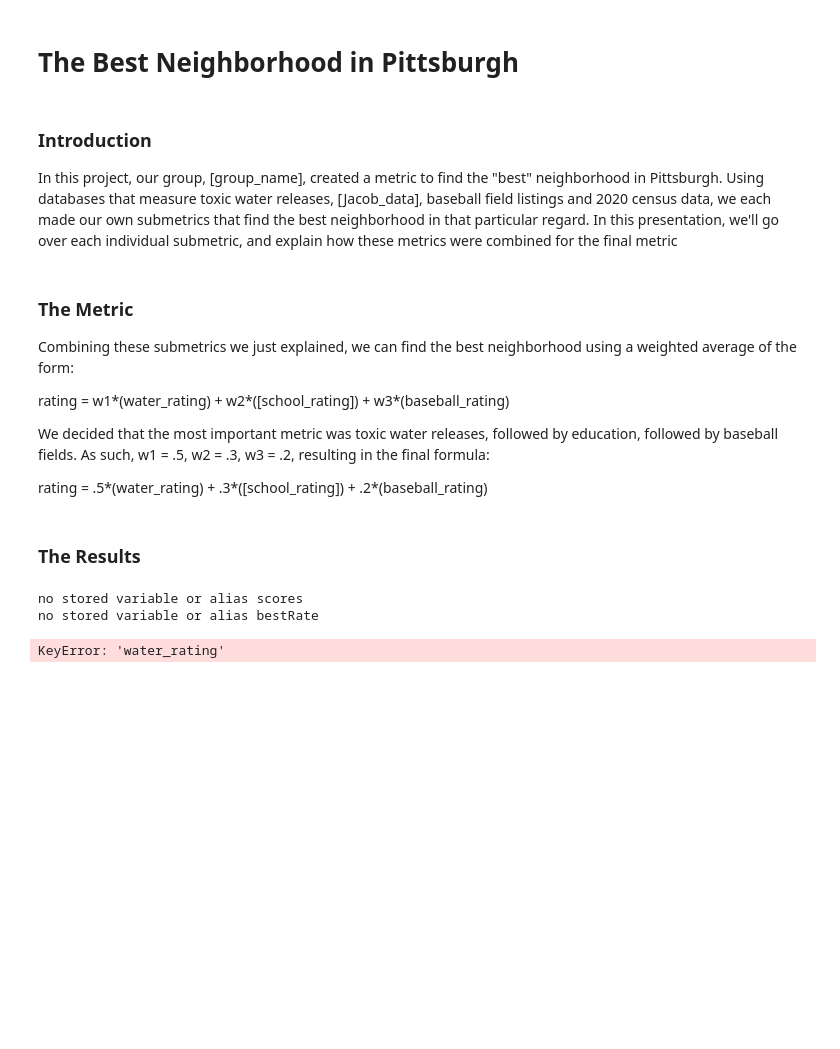
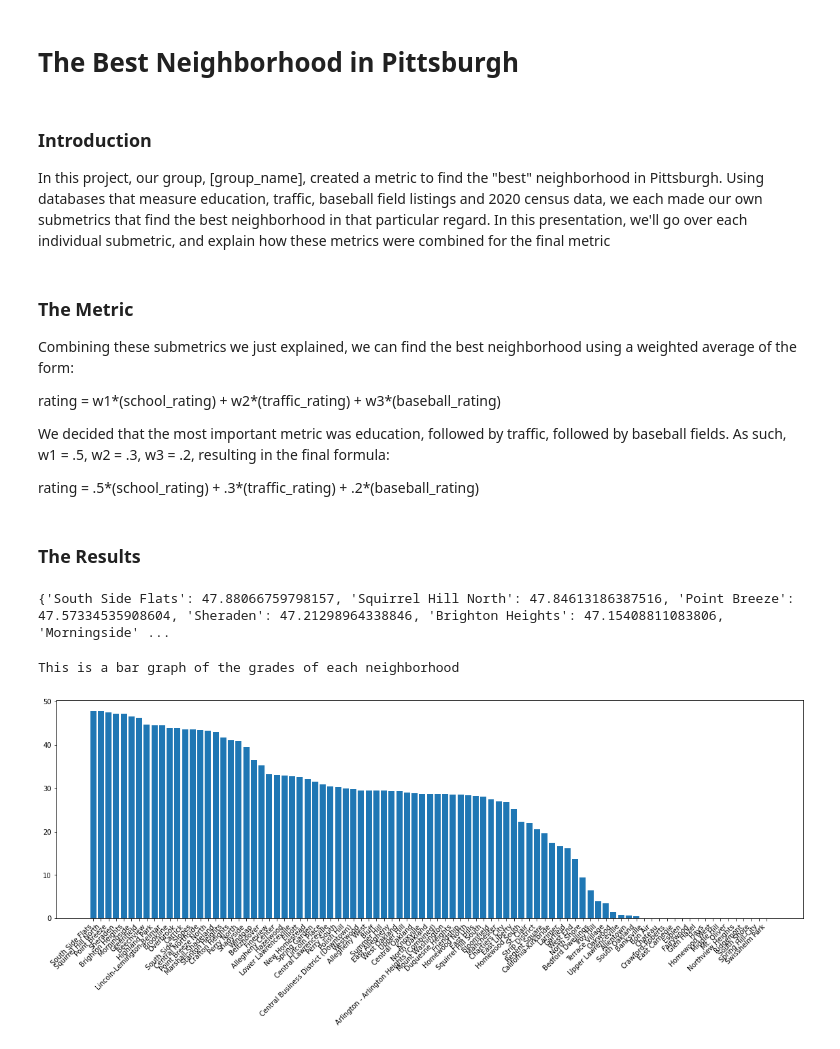
Before and after one commit to SimonJCo/Final-Project, a Jupyter notebook: Final Drafts/FinalMetric2.ipynb, the cells around one changed output. Saved outputs shown, nothing was run; the diff lists cells and outputs as text; code cells hidden in the pictures; blank space fills up the shorter version.

```diff
--- a/Final Drafts/FinalMetric2.ipynb
+++ b/Final Drafts/FinalMetric2.ipynb
@@ -3,17 +3,17 @@
 # %% [markdown]
 ### Introduction
 
-In this project, our group, [group_name], created a metric to find the "best" neighborhood in Pittsburgh. Using databases that measure toxic water releases, [Jacob_data], baseball field listings and 2020 census data, we each made our own submetrics that find the best neighborhood in that particular regard. In this presentation, we'll go over each individual submetric, and explain how these metrics were combined for the final metric
+In this project, our group, [group_name], created a metric to find the "best" neighborhood in Pittsburgh. Using databases that measure education, traffic, baseball field listings and 2020 census data, we each made our own submetrics that find the best neighborhood in that particular regard. In this presentation, we'll go over each individual submetric, and explain how these metrics were combined for the final metric
 # %% [markdown]
 ### The Metric
 
 Combining these submetrics we just explained, we can find the best neighborhood using a weighted average of the form:
 
-rating = w1*(water_rating) + w2*([school_rating]) + w3*(baseball_rating)
+rating = w1*(school_rating) + w2*(traffic_rating) + w3*(baseball_rating)
 
-We decided that the most important metric was toxic water releases, followed by education, followed by baseball fields. As such, w1 = .5, w2 = .3, w3 = .2, resulting in the final formula:
+We decided that the most important metric was education, followed by traffic, followed by baseball fields. As such, w1 = .5, w2 = .3, w3 = .2, resulting in the final formula:
 
-rating = .5*(water_rating) + .3*([school_rating]) + .2*(baseball_rating)
+rating = .5*(school_rating) + .3*(traffic_rating) + .2*(baseball_rating)
 # %% [markdown]
 ### The Results
 # %%
@@ -27,7 +27,7 @@ import matplotlib.pyplot as plt
 # Put your stored variables here
 %store -r scores
 %store -r bestRate
-%store -r water_rating
+%store -r traffic_grades
 %store -r neighborhoods_percentages_dict
 
 #Formatting Baseball Data
@@ -47,7 +47,7 @@ finalBases_school = dict(bases_school)
 
 
 
-print(neighborhoods_percentages_dict)
+#print(neighborhoods_percentages_dict)
 
 #print(finalBases)
 # End Format
@@ -55,7 +55,7 @@ print(neighborhoods_percentages_dict)
 finalScores = {}
 
 for index, row in hoods.iterrows():
-    waterScore = 0
+    trafficScore = 0
     schoolScore = finalBases.get(row['Neighborhood'], 0)
     baseScore = 0
 
@@ -66,11 +66,39 @@ for index, row in hoods.iterrows():
     else:
         baseScore = finalBases[row['Neighborhood']]
 
-    finalScores[row['Neighborhood']] = baseScore # Not the formula, just a placeholder
+    if row['Neighborhood'] not in traffic_grades:
+        trafficScore = 0
+    else:
+        trafficScore = traffic_grades[row['Neighborhood']]
+
+    if row['Neighborhood'] not in neighborhoods_percentages_dict:
+        schoolScore = 0
+    else:
+        schoolScore = neighborhoods_percentages_dict[row['Neighborhood']]
+
+    finalScores[row['Neighborhood']] = (.5 * schoolScore) + (.3 * trafficScore) + (.2 * baseScore)
 
  # Last thing to do is change this to a list so that it can be sorted
-print(finalScores)
+
+sortedFinalScores = sorted(finalScores.items(), key=lambda x:x[1], reverse=True)
+sortedFinalScores = dict(sortedFinalScores)
+
+print(sortedFinalScores)
 # %% [output]
-no stored variable or alias scores
-no stored variable or alias bestRate
+{'South Side Flats': 47.88066759798157, 'Squirrel Hill North': 47.84613186387516, 'Point Breeze': 47.57334535908604, 'Sheraden': 47.21298964338846, 'Brighton Heights': 47.15408811083806, 'Morningside' ...
-KeyError: 'water_rating'
+# %%
+def cm_to_inch(value):
+    return value/2.54
+
+names = list(sortedFinalScores.keys())
+values = list(sortedFinalScores.values())
+
+print('This is a bar graph of the grades of each neighborhood')
+
+plt.figure(figsize=(cm_to_inch(50), cm_to_inch(15)))
+plt.bar(range(len(sortedFinalScores)),values,tick_label=names)
+plt.xticks(rotation=45, ha='right')
+plt.show()
+# %% [output]
+This is a bar graph of the grades of each neighborhood
+[figure, added]
```
Also changed, not shown: 8 other files.
